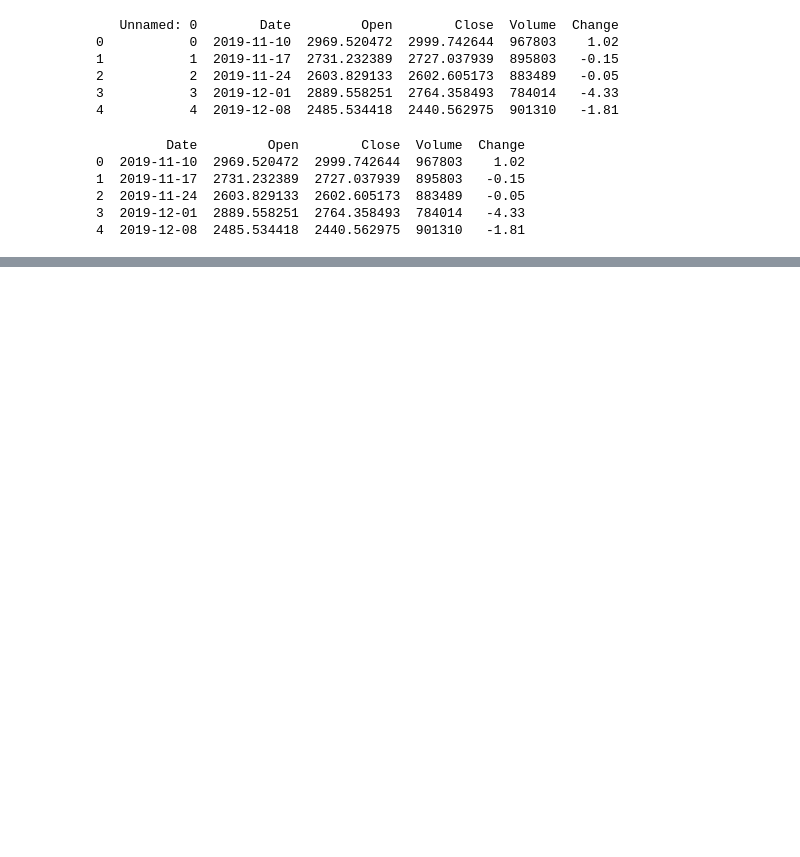
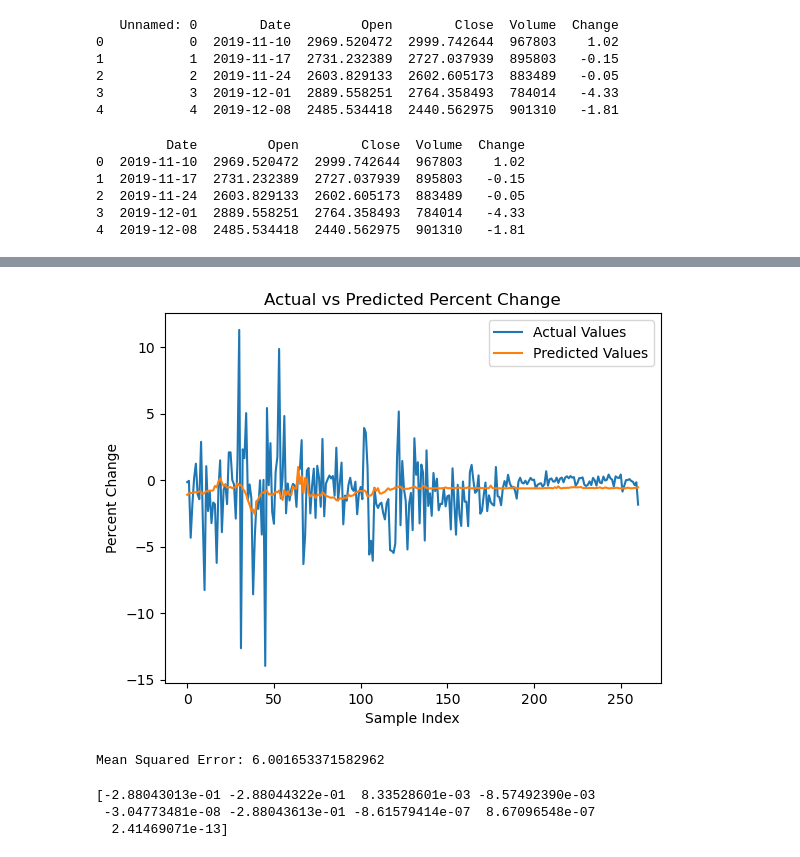
Before and after one commit to ivng8/9K-Stock-Ticker, a Jupyter notebook: ML-Models.ipynb, the cells around one changed output, grey strips where cells are left out. Cells and saved outputs as stored; diff of their text form; code cells hidden in the pictures; blank space fills up the shorter version.

```diff
--- a/ML-Models.ipynb
+++ b/ML-Models.ipynb
@@ -25,0 +77,29 @@ print(stock.head())
+# %%
+# Predictions on the training set
+y_pred = X_quad @ theta_quad
+
+# Plot predictions
+plt.plot(range(len(y)), y, label="Actual Values")
+plt.plot(range(len(y_pred)), y_pred, label="Predicted Values")
+plt.xlabel("Sample Index")
+plt.ylabel("Percent Change")
+plt.title("Actual vs Predicted Percent Change")
+plt.legend()
+plt.show()
+# %% [output]
+[figure, added]
+# %%
+# Get Error
+mse = mean_squared_error(y, y_pred)
+print(f"Mean Squared Error: {mse}")
+# %% [output]
+Mean Squared Error: 6.001653371582962
+# %%
+# Add a small regularization term to the diagonal
+lambda_identity = 1e-5 * np.eye(X_quad.shape[1])  # Adjust lambda as needed
+theta_quad = np.linalg.inv(X_quad.T @ X_quad + lambda_identity) @ X_quad.T @ y
+print(theta_quad)
+# %% [output]
+[-2.88043013e-01 -2.88044322e-01  8.33528601e-03 -8.57492390e-03
+ -3.04773481e-08 -2.88043613e-01 -8.61579414e-07  8.67096548e-07
+  2.41469071e-13]
```
Also changed, not shown: parts of 11 cells of this notebook.
